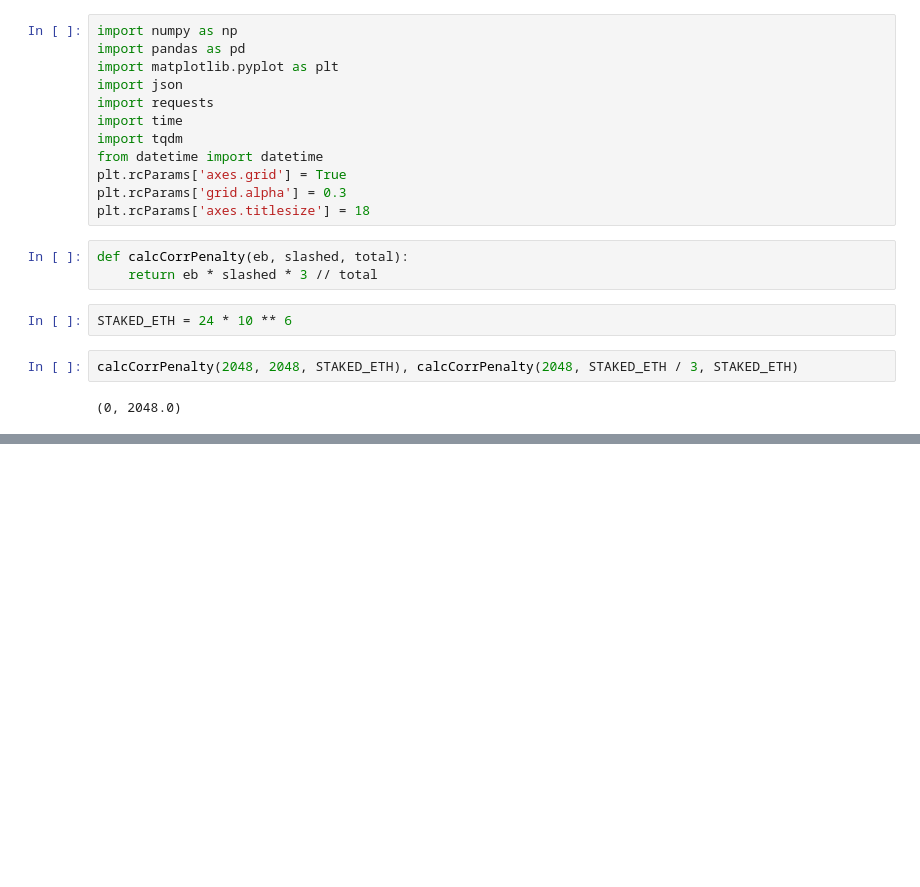
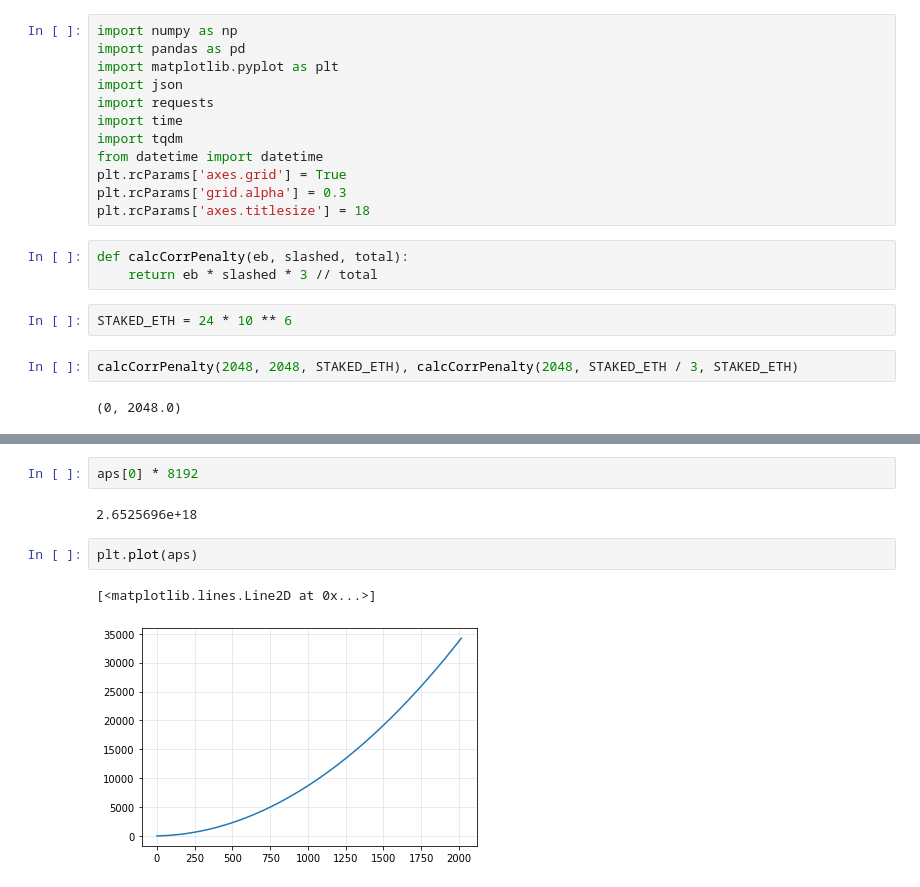
Before and after one commit to michaelneuder/relay-data, a Jupyter notebook: maxeb/slashings.ipynb, the cells around one changed output, grey strips where cells are left out. Cells and saved outputs as stored; diff of their text form; blank space fills up the shorter version.

```diff
--- a/maxeb/slashings.ipynb
+++ b/maxeb/slashings.ipynb
@@ -33,0 +141,9 @@ ax.plot(slashed_amts/STAKED_ETH, corrs64)
+# %%
+aps[0] * 8192
+# %% [output]
+2.6525696e+18
+# %%
+plt.plot(aps)
+# %% [output]
+[<matplotlib.lines.Line2D at 0x...>]
+[figure, added]
```
Also changed, not shown: parts of 15 cells of this notebook.
